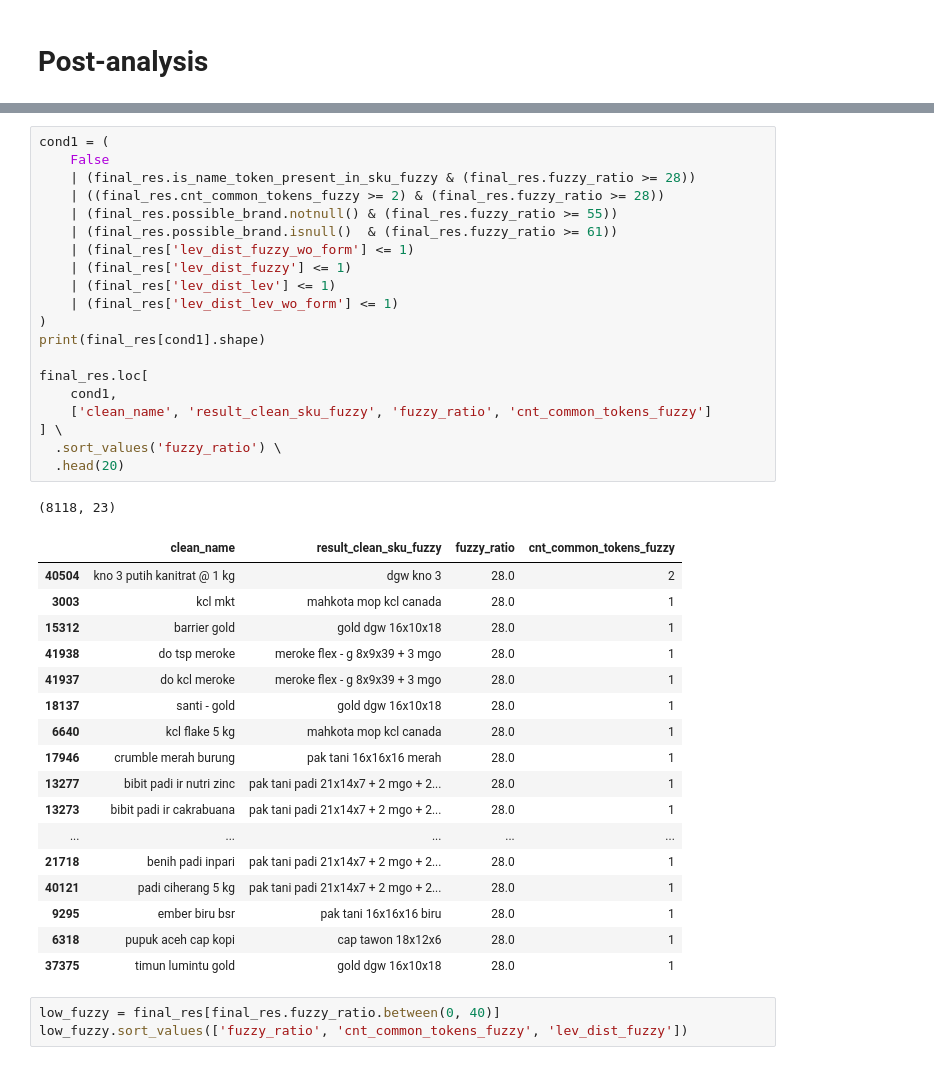
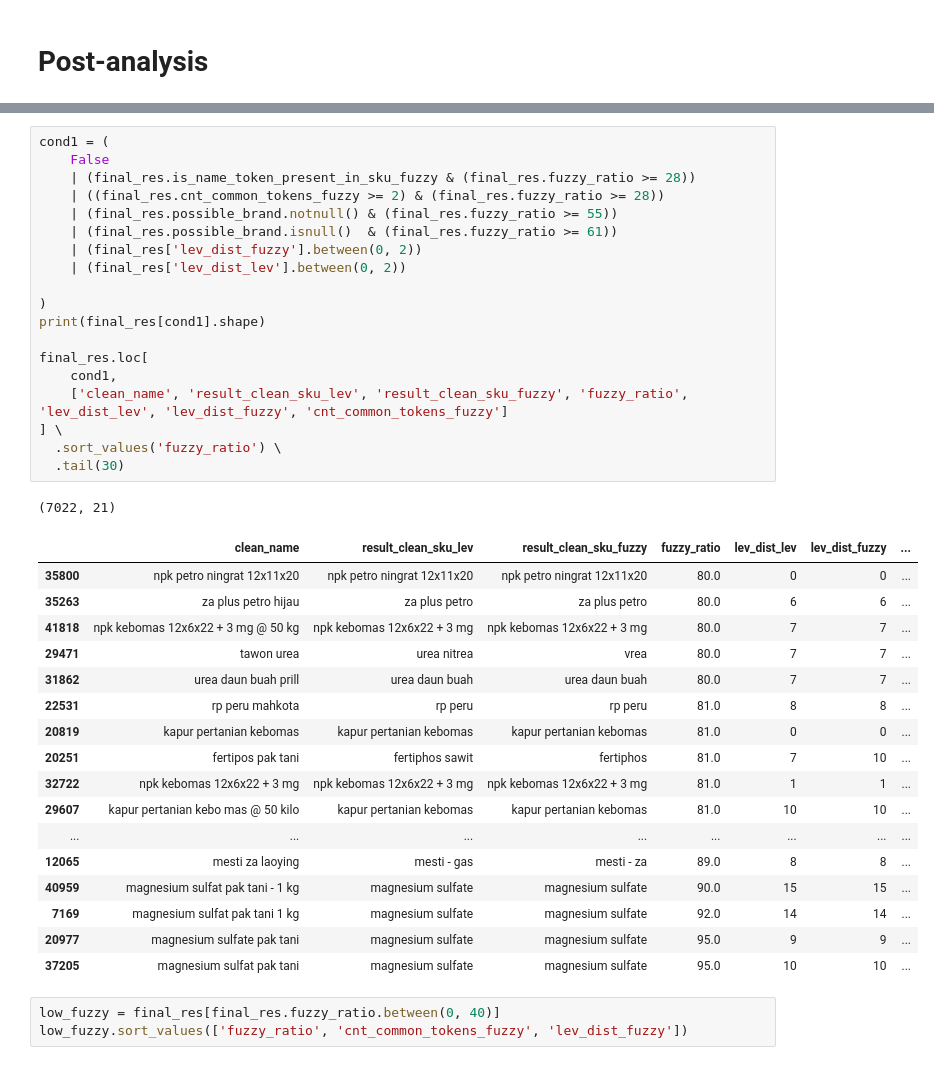
Before and after one commit to hyperforest/dsw-party-parrot, a Jupyter notebook: 02_postanalysis.ipynb, the cells around one changed output, grey strips where cells are left out. Cells and saved outputs as stored; diff of their text form.

```diff
--- a/02_postanalysis.ipynb
+++ b/02_postanalysis.ipynb
@@ -219,42 +219,41 @@ final_res.loc[
 # %%
 cond1 = (
     False
     | (final_res.is_name_token_present_in_sku_fuzzy & (final_res.fuzzy_ratio >= 28))
     | ((final_res.cnt_common_tokens_fuzzy >= 2) & (final_res.fuzzy_ratio >= 28))
     | (final_res.possible_brand.notnull() & (final_res.fuzzy_ratio >= 55))
     | (final_res.possible_brand.isnull()  & (final_res.fuzzy_ratio >= 61))
-    | (final_res['lev_dist_fuzzy_wo_form'] <= 1)
-    | (final_res['lev_dist_fuzzy'] <= 1)
-    | (final_res['lev_dist_lev'] <= 1)
-    | (final_res['lev_dist_lev_wo_form'] <= 1)
+    | (final_res['lev_dist_fuzzy'].between(0, 2))
+    | (final_res['lev_dist_lev'].between(0, 2))
+
 )
 print(final_res[cond1].shape)
 
 final_res.loc[
     cond1,
-    ['clean_name', 'result_clean_sku_fuzzy', 'fuzzy_ratio', 'cnt_common_tokens_fuzzy']
+    ['clean_name', 'result_clean_sku_lev', 'result_clean_sku_fuzzy', 'fuzzy_ratio', 'lev_dist_lev', 'lev_dist_fuzzy', 'cnt_common_tokens_fuzzy']
 ] \
   .sort_values('fuzzy_ratio') \
-  .head(20)
+  .tail(30)
 # %% [output]
-(8118, 23)
+(7022, 21)
-|  | clean_name | result_clean_sku_fuzzy | fuzzy_ratio | cnt_common_tokens_fuzzy |
-| 40504 | kno 3 putih kanitrat @ 1 kg | dgw kno 3 | 28.0 | 2 |
-| 3003 | kcl mkt | mahkota mop kcl canada | 28.0 | 1 |
-| 15312 | barrier gold | gold dgw 16x10x18 | 28.0 | 1 |
-| 41938 | do tsp meroke | meroke flex - g 8x9x39 + 3 mgo | 28.0 | 1 |
-| 41937 | do kcl meroke | meroke flex - g 8x9x39 + 3 mgo | 28.0 | 1 |
-| 18137 | santi - gold | gold dgw 16x10x18 | 28.0 | 1 |
-| 6640 | kcl flake 5 kg | mahkota mop kcl canada | 28.0 | 1 |
-| 17946 | crumble merah burung | pak tani 16x16x16 merah | 28.0 | 1 |
-| 13277 | bibit padi ir nutri zinc | pak tani padi 21x14x7 + 2 mgo + 2... | 28.0 | 1 |
-| 13273 | bibit padi ir cakrabuana | pak tani padi 21x14x7 + 2 mgo + 2... | 28.0 | 1 |
-| ... | ... | ... | ... | ... |
-| 21718 | benih padi inpari | pak tani padi 21x14x7 + 2 mgo + 2... | 28.0 | 1 |
-| 40121 | padi ciherang 5 kg | pak tani padi 21x14x7 + 2 mgo + 2... | 28.0 | 1 |
-| 9295 | ember biru bsr | pak tani 16x16x16 biru | 28.0 | 1 |
-| 6318 | pupuk aceh cap kopi | cap tawon 18x12x6 | 28.0 | 1 |
-| 37375 | timun lumintu gold | gold dgw 16x10x18 | 28.0 | 1 |
+|  | clean_name | result_clean_sku_lev | result_clean_sku_fuzzy | fuzzy_ratio | lev_dist_lev | lev_dist_fuzzy | ... |
+| 35800 | npk petro ningrat 12x11x20 | npk petro ningrat 12x11x20 | npk petro ningrat 12x11x20 | 80.0 | 0 | 0 | ... |
+| 35263 | za plus petro hijau | za plus petro | za plus petro | 80.0 | 6 | 6 | ... |
+| 41818 | npk kebomas 12x6x22 + 3 mg @ 50 kg | npk kebomas 12x6x22 + 3 mg | npk kebomas 12x6x22 + 3 mg | 80.0 | 7 | 7 | ... |
+| 29471 | tawon urea | urea nitrea | vrea | 80.0 | 7 | 7 | ... |
+| 31862 | urea daun buah prill | urea daun buah | urea daun buah | 80.0 | 7 | 7 | ... |
+| 22531 | rp peru mahkota | rp peru | rp peru | 81.0 | 8 | 8 | ... |
+| 20819 | kapur pertanian kebomas | kapur pertanian kebomas | kapur pertanian kebomas | 81.0 | 0 | 0 | ... |
+| 20251 | fertipos pak tani | fertiphos sawit | fertiphos | 81.0 | 7 | 10 | ... |
+| 32722 | npk kebomas 12x6x22 + 3 mg | npk kebomas 12x6x22 + 3 mg | npk kebomas 12x6x22 + 3 mg | 81.0 | 1 | 1 | ... |
+| 29607 | kapur pertanian kebo mas @ 50 kilo | kapur pertanian kebomas | kapur pertanian kebomas | 81.0 | 10 | 10 | ... |
+| ... | ... | ... | ... | ... | ... | ... | ... |
+| 12065 | mesti za laoying | mesti - gas | mesti - za | 89.0 | 8 | 8 | ... |
+| 40959 | magnesium sulfat pak tani - 1 kg | magnesium sulfate | magnesium sulfate | 90.0 | 15 | 15 | ... |
+| 7169 | magnesium sulfat pak tani 1 kg | magnesium sulfate | magnesium sulfate | 92.0 | 14 | 14 | ... |
+| 20977 | magnesium sulfate pak tani | magnesium sulfate | magnesium sulfate | 95.0 | 9 | 9 | ... |
+| 37205 | magnesium sulfat pak tani | magnesium sulfate | magnesium sulfate | 95.0 | 10 | 10 | ... |
 # %%
 low_fuzzy = final_res[final_res.fuzzy_ratio.between(0, 40)]
 low_fuzzy.sort_values(['fuzzy_ratio', 'cnt_common_tokens_fuzzy', 'lev_dist_fuzzy'])
```
Also changed, not shown: parts of 2 cells of this notebook.
